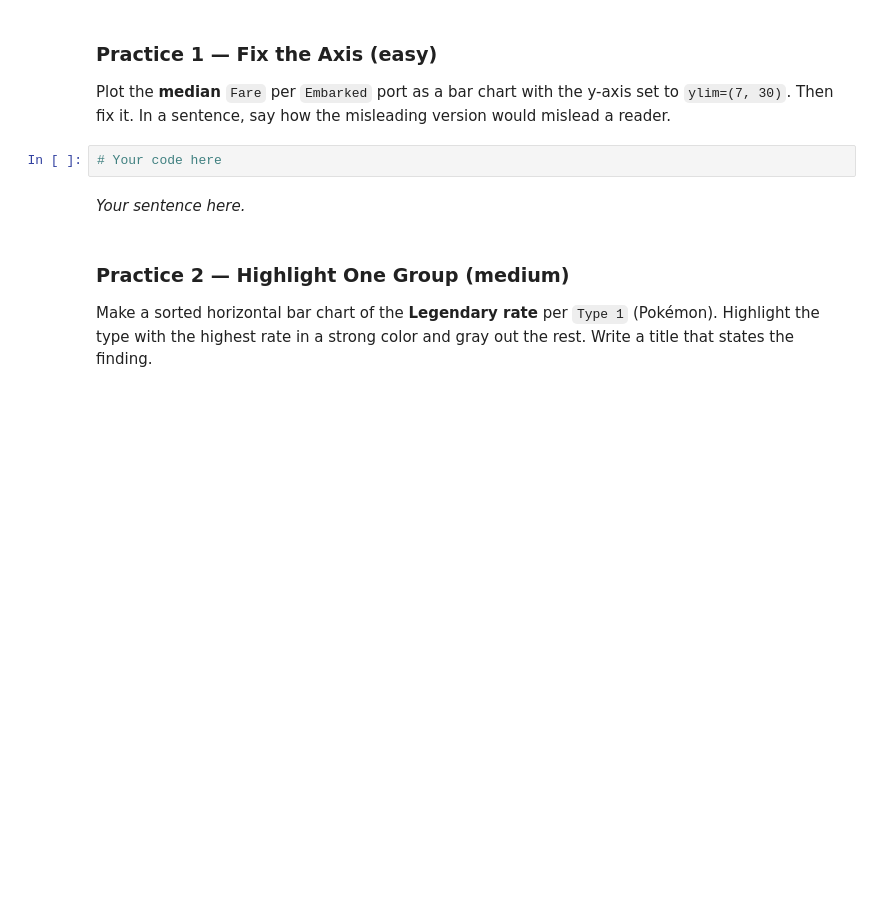
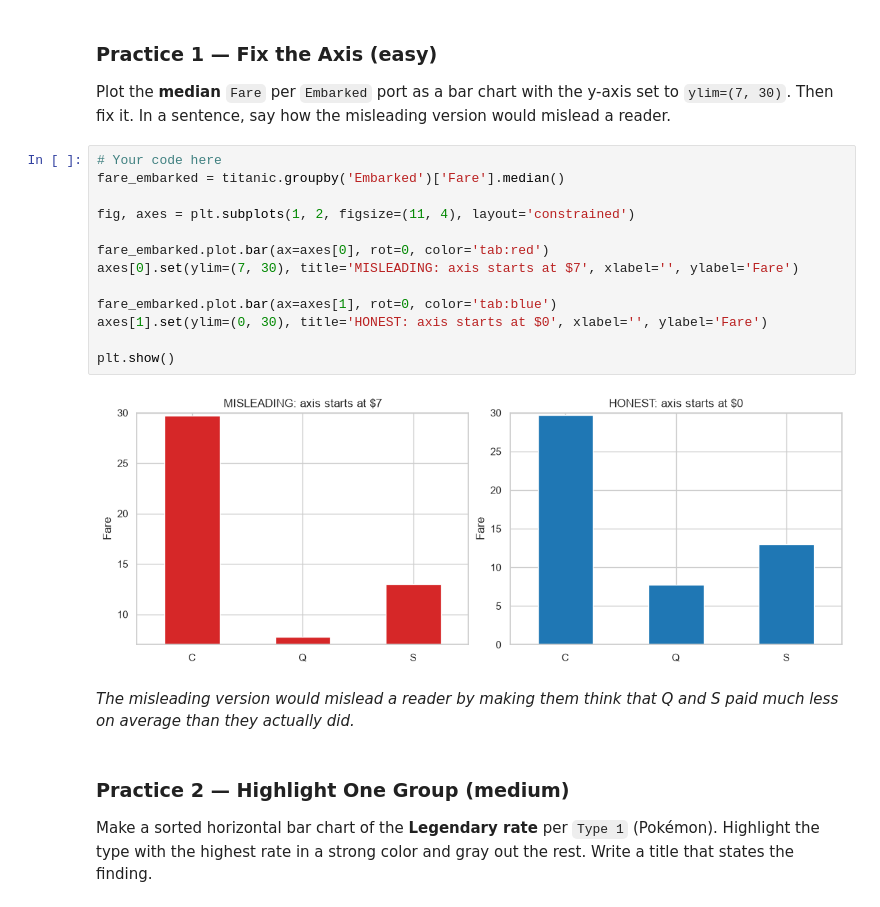
Before and after one commit to ECOKER1226/3603-data-science-coker, a Jupyter notebook: Work/08-Visualizing_Data/05-Choosing_and_Telling.ipynb, the cells around one changed output. Drawn from its saved outputs; the diff is of its cells as text; blank space fills up the shorter version.

```diff
--- a/Work/08-Visualizing_Data/05-Choosing_and_Telling.ipynb
+++ b/Work/08-Visualizing_Data/05-Choosing_and_Telling.ipynb
@@ -224,8 +245,21 @@ Before you share a chart (this extends the Foundations 07 checklist):
 Plot the **median** `Fare` per `Embarked` port as a bar chart with the y-axis set to `ylim=(7, 30)`. Then fix it. In a sentence, say how the misleading version would mislead a reader.
 # %%
 # Your code here
+fare_embarked = titanic.groupby('Embarked')['Fare'].median()
+
+fig, axes = plt.subplots(1, 2, figsize=(11, 4), layout='constrained')
+
+fare_embarked.plot.bar(ax=axes[0], rot=0, color='tab:red')
+axes[0].set(ylim=(7, 30), title='MISLEADING: axis starts at $7', xlabel='', ylabel='Fare')
+
+fare_embarked.plot.bar(ax=axes[1], rot=0, color='tab:blue')
+axes[1].set(ylim=(0, 30), title='HONEST: axis starts at $0', xlabel='', ylabel='Fare')
+
+plt.show()
+# %% [output]
+[figure, added]
 # %% [markdown]
-*Your sentence here.*
+*The misleading version would mislead a reader by making them think that Q and S paid much less on average than they actually did.*
 # %% [markdown]
 ### Practice 2 — Highlight One Group (medium)
 Make a sorted horizontal bar chart of the **Legendary rate** per `Type 1` (Pokémon). Highlight the type with the highest rate in a strong color and gray out the rest. Write a title that states the finding.
```
Also changed, not shown: parts of 13 cells of this notebook, 4 other files.
